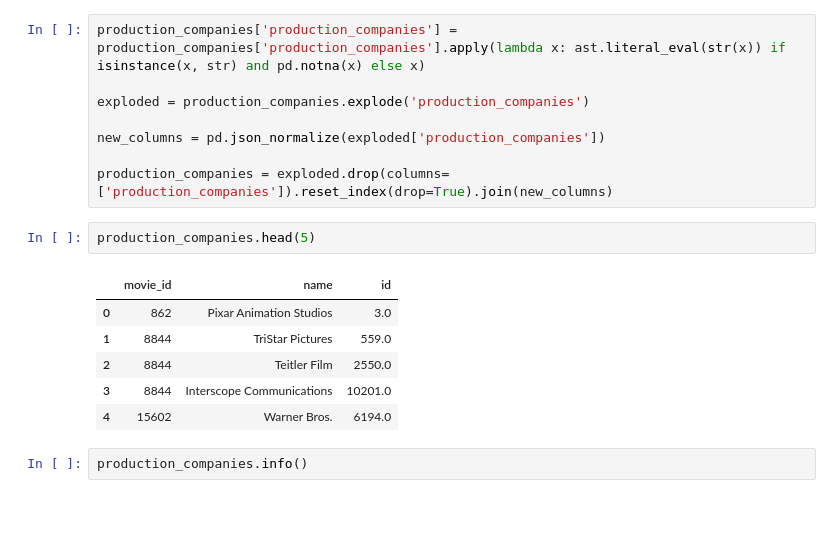
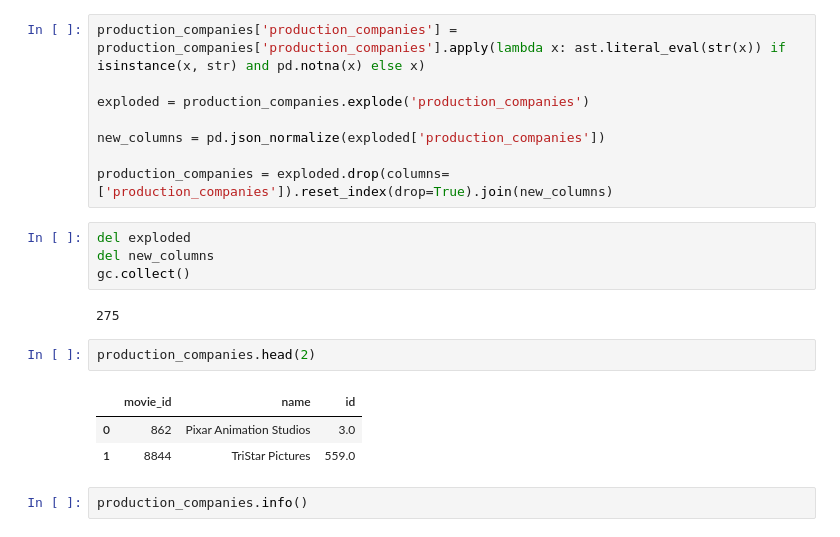
Before and after one commit to FranciscoHugoLezik/MLOps_Movies, a Jupyter notebook: notebooks/ETL.ipynb, the cells around one changed output. Drawn from its saved outputs; the diff is of its cells as text; blank space fills up the shorter version.

```diff
--- a/notebooks/ETL.ipynb
+++ b/notebooks/ETL.ipynb
@@ -357,15 +345,18 @@ exploded = production_companies.explode('production_companies')
 new_columns = pd.json_normalize(exploded['production_companies'])
 
 production_companies = exploded.drop(columns=['production_companies']).reset_index(drop=True).join(new_columns)
+# %%
+del exploded
+del new_columns
+gc.collect()
+# %% [output]
+275
 # %%
-production_companies.head(5)
+production_companies.head(2)
 # %% [output]
 |  | movie_id | name | id |
 | 0 | 862 | Pixar Animation Studios | 3.0 |
 | 1 | 8844 | TriStar Pictures | 559.0 |
-| 2 | 8844 | Teitler Film | 2550.0 |
-| 3 | 8844 | Interscope Communications | 10201.0 |
-| 4 | 15602 | Warner Bros. | 6194.0 |
 # %%
 production_companies.info()
 # %% [output]
```
Also changed, not shown: parts of 33 cells of this notebook.
